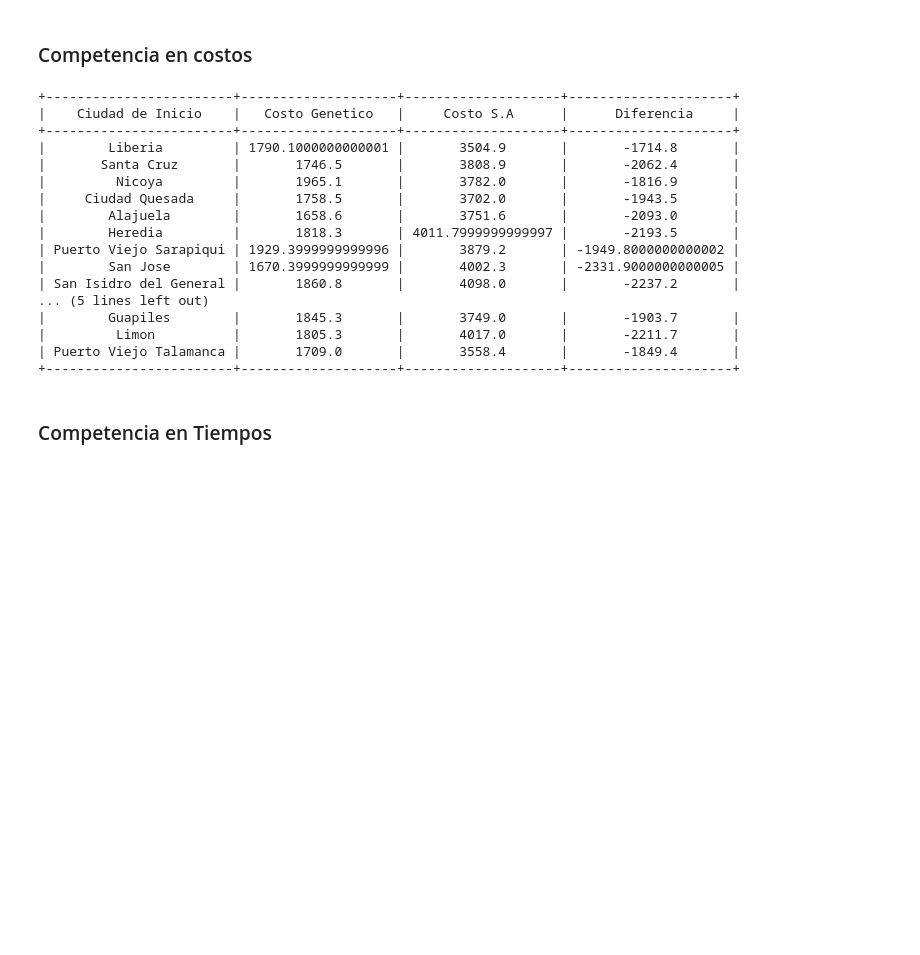
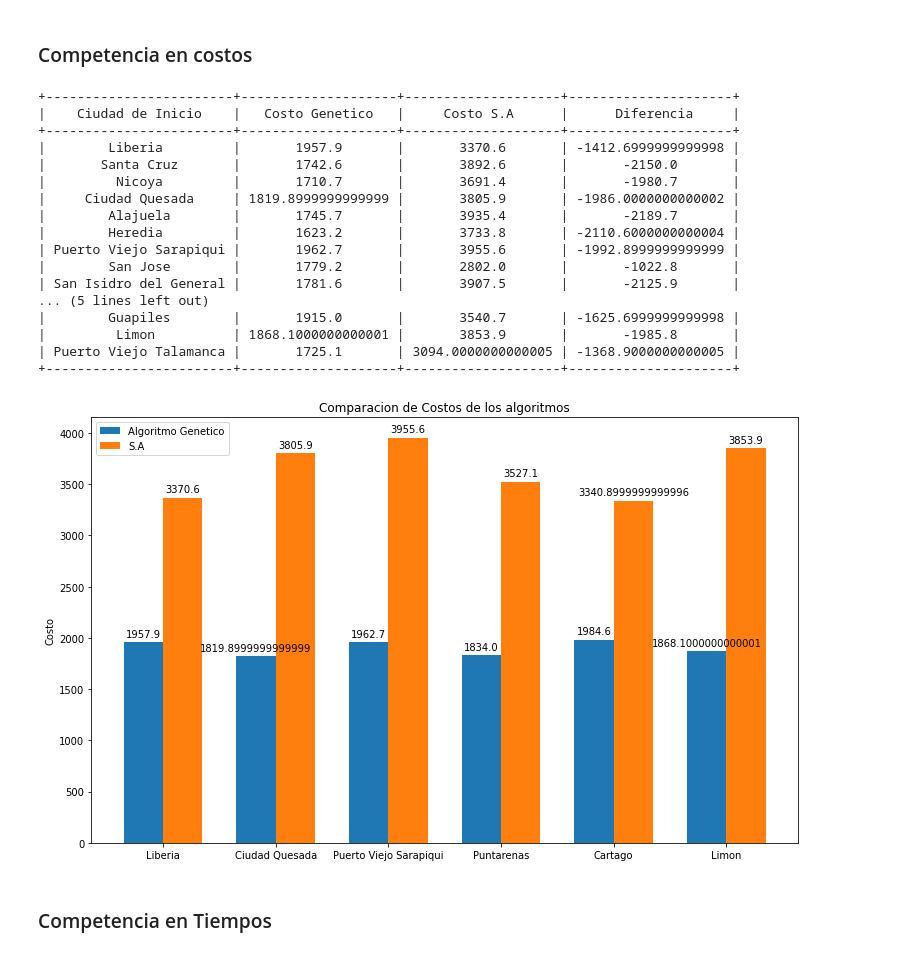
Before and after one commit to IC-3002/ic-3002-2020ii-p2-adt32, a Jupyter notebook: Cuaderno-Investigacion.ipynb, the cells around one changed output. Cells and saved outputs as stored; diff of their text form; code cells hidden in the pictures; blank space fills up the shorter version.

Commit message:
Graficos

```diff
--- a/Cuaderno-Investigacion.ipynb
+++ b/Cuaderno-Investigacion.ipynb
@@ -106,52 +106,103 @@ from dominio_ag_tsp import DominioAGTSP
 
 from simulated_annealing import optimizar as osa
 from dominio_tsp import DominioTSP
-
+import matplotlib
+import matplotlib.pyplot as plt
+import numpy as np
 CANTIDAD_DE_ITERACIONES = 17
 
 #PRUEBAS EN COSTO
 
 dominioAG = DominioAGTSP('datos/ciudades_cr.csv', 'Cartago')
 
 #Tabla
 tabla = PrettyTable(['Ciudad de Inicio', 'Costo Genetico', 'Costo S.A ', 'Diferencia'])
 
 
 
+ciudades = []
+costo_genetico = []
+costo_sa = []
 
 for i in range(0, CANTIDAD_DE_ITERACIONES):
     ciudad = dominioAG.cities[i]
     dominioAG = DominioAGTSP('datos/ciudades_cr.csv', ciudad)
     solAG = oag(dominioAG, 100, 0.1, 0.5, 1000)
+
 
     #Cargaremos los dominios para el S.A
     dominioSP = DominioTSP('datos/ciudades_cr.csv', ciudad)
     solSP = osa(dominioSP)
 
     costoAGMejorSolucion = dominioAG.fcosto(solAG)
     costoSPMejorSolucion = dominioSP.fcosto(solSP)
+    if i%3 == 0:
+        costo_genetico.append(costoAGMejorSolucion)
+        costo_sa.append(costoSPMejorSolucion)
+        ciudades.append(ciudad)
     tabla.add_row([ciudad,str(costoAGMejorSolucion),str(costoSPMejorSolucion),str(costoAGMejorSolucion-costoSPMejorSolucion)])
     #AÑADIR A TABLA E IMPRIMIR TABLA
 
 print(tabla)
+
+#Obtenemos la posicion de cada etiqueta en el eje de X
+x = np.arange(len(ciudades))
+#tamaño de cada barra
+width = 0.35
+
+fig, ax = plt.subplots()
+
+
+#Generamos las barras para el conjunto de hombres
+rects1 = ax.bar(x - width/2, costo_genetico, width, label='Algoritmo Genetico')
+#Generamos las barras para el conjunto de mujeres
+rects2 = ax.bar(x + width/2, costo_sa, width, label='S.A')
+
+#Añadimos las etiquetas de identificacion de valores en el grafico
+ax.set_ylabel('Costo')
+ax.set_title('Comparacion de Costos de los algoritmos')
+ax.set_xticks(x)
+ax.set_xticklabels(ciudades)
+#Añadimos un legen() esto permite mmostrar con colores a que pertence cada valor.
+ax.legend()
+
+def autolabel(rects):
+    """Funcion para agregar una etiqueta con el valor en cada barra"""
+    for rect in rects:
+        height = rect.get_height()
+        ax.annotate('{}'.format(height),
+                    xy=(rect.get_x() + rect.get_width() / 2, height),
+                    xytext=(0, 3),  # 3 points vertical offset
+                    textcoords="offset points",
+                    ha='center', va='bottom')
+
+#Añadimos las etiquetas para cada barra
+autolabel(rects1)
+autolabel(rects2)
+fig.tight_layout()
+fig.set_size_inches(10, 6)
+plt.savefig('doble_barra.png')
+#Mostramos la grafica con el metodo show()
+plt.show()
 # %% [output]
 +------------------------+--------------------+--------------------+---------------------+
 |    Ciudad de Inicio    |   Costo Genetico   |     Costo S.A      |      Diferencia     |
 +------------------------+--------------------+--------------------+---------------------+
-|        Liberia         | 1790.1000000000001 |       3504.9       |       -1714.8       |
-|       Santa Cruz       |       1746.5       |       3808.9       |       -2062.4       |
-|         Nicoya         |       1965.1       |       3782.0       |       -1816.9       |
-|     Ciudad Quesada     |       1758.5       |       3702.0       |       -1943.5       |
-|        Alajuela        |       1658.6       |       3751.6       |       -2093.0       |
-|        Heredia         |       1818.3       | 4011.7999999999997 |       -2193.5       |
-| Puerto Viejo Sarapiqui | 1929.3999999999996 |       3879.2       | -1949.8000000000002 |
-|        San Jose        | 1670.3999999999999 |       4002.3       | -2331.9000000000005 |
-| San Isidro del General |       1860.8       |       4098.0       |       -2237.2       |
+|        Liberia         |       1957.9       |       3370.6       | -1412.6999999999998 |
+|       Santa Cruz       |       1742.6       |       3892.6       |       -2150.0       |
+|         Nicoya         |       1710.7       |       3691.4       |       -1980.7       |
+|     Ciudad Quesada     | 1819.8999999999999 |       3805.9       | -1986.0000000000002 |
+|        Alajuela        |       1745.7       |       3935.4       |       -2189.7       |
+|        Heredia         |       1623.2       |       3733.8       | -2110.6000000000004 |
+| Puerto Viejo Sarapiqui |       1962.7       |       3955.6       | -1992.8999999999999 |
+|        San Jose        |       1779.2       |       2802.0       |       -1022.8       |
+| San Isidro del General |       1781.6       |       3907.5       |       -2125.9       |
 ... (5 lines left out)
-|        Guapiles        |       1845.3       |       3749.0       |       -1903.7       |
-|         Limon          |       1805.3       |       4017.0       |       -2211.7       |
-| Puerto Viejo Talamanca |       1709.0       |       3558.4       |       -1849.4       |
+|        Guapiles        |       1915.0       |       3540.7       | -1625.6999999999998 |
+|         Limon          | 1868.1000000000001 |       3853.9       |       -1985.8       |
+| Puerto Viejo Talamanca |       1725.1       | 3094.0000000000005 | -1368.9000000000005 |
 +------------------------+--------------------+--------------------+---------------------+
+[figure, added]
 # %% [markdown]
 ### Competencia en Tiempos
 # %%
```
Also changed, not shown: parts of 3 cells of this notebook, 1 other file.
